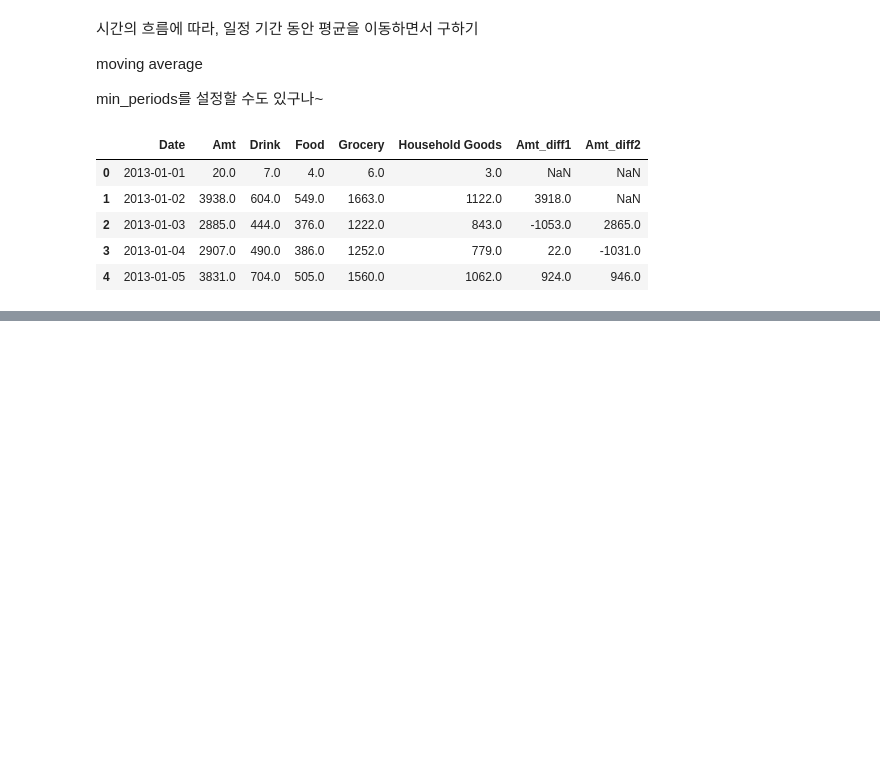
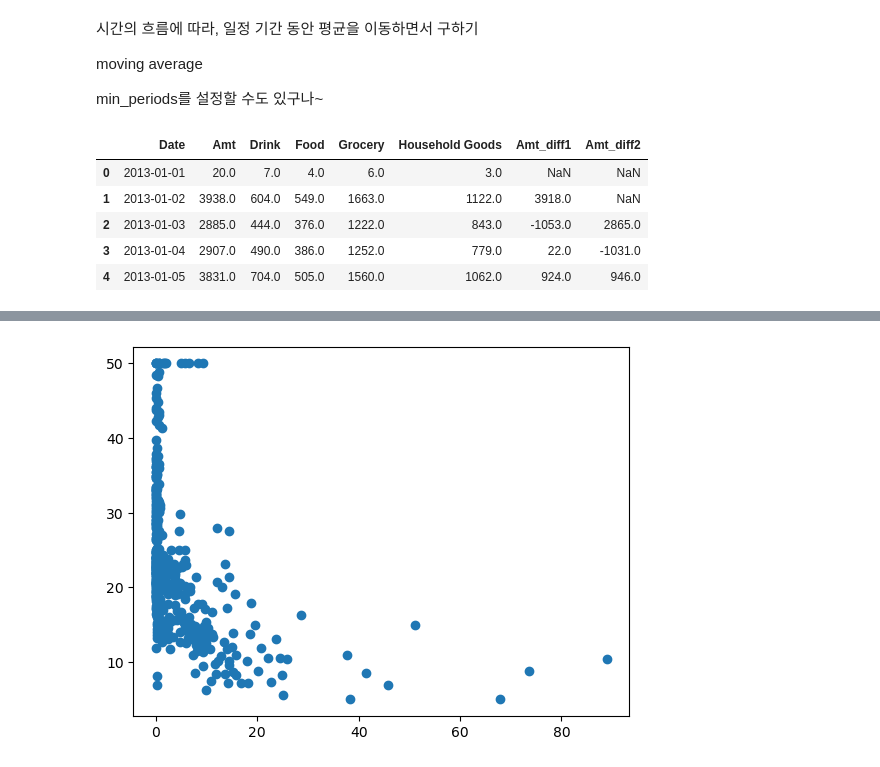
Before and after one commit to yewon-saurus/TIL, a Jupyter notebook: Python/01.numpy_and_pandas.ipynb, the cells around one changed output, grey strips where cells are left out. Saved outputs shown, nothing was run; the diff lists cells and outputs as text; code cells hidden in the pictures; blank space fills up the shorter version.

```diff
--- a/Python/01.numpy_and_pandas.ipynb
+++ b/Python/01.numpy_and_pandas.ipynb
@@ -484,0 +496,5 @@ data.head()
+# %%
+path = 'https://bit.ly/3PArw4W'
+boston = pd.read_csv(path)
+
+boston.head()
@@ -484,0 +514,6 @@ data.head()
+# %%
+plt.scatter('crim','medv',data=boston)
+
+plt.show()
+# %% [output]
+[figure, added]
```
Also changed, not shown: parts of 45 cells of this notebook.
